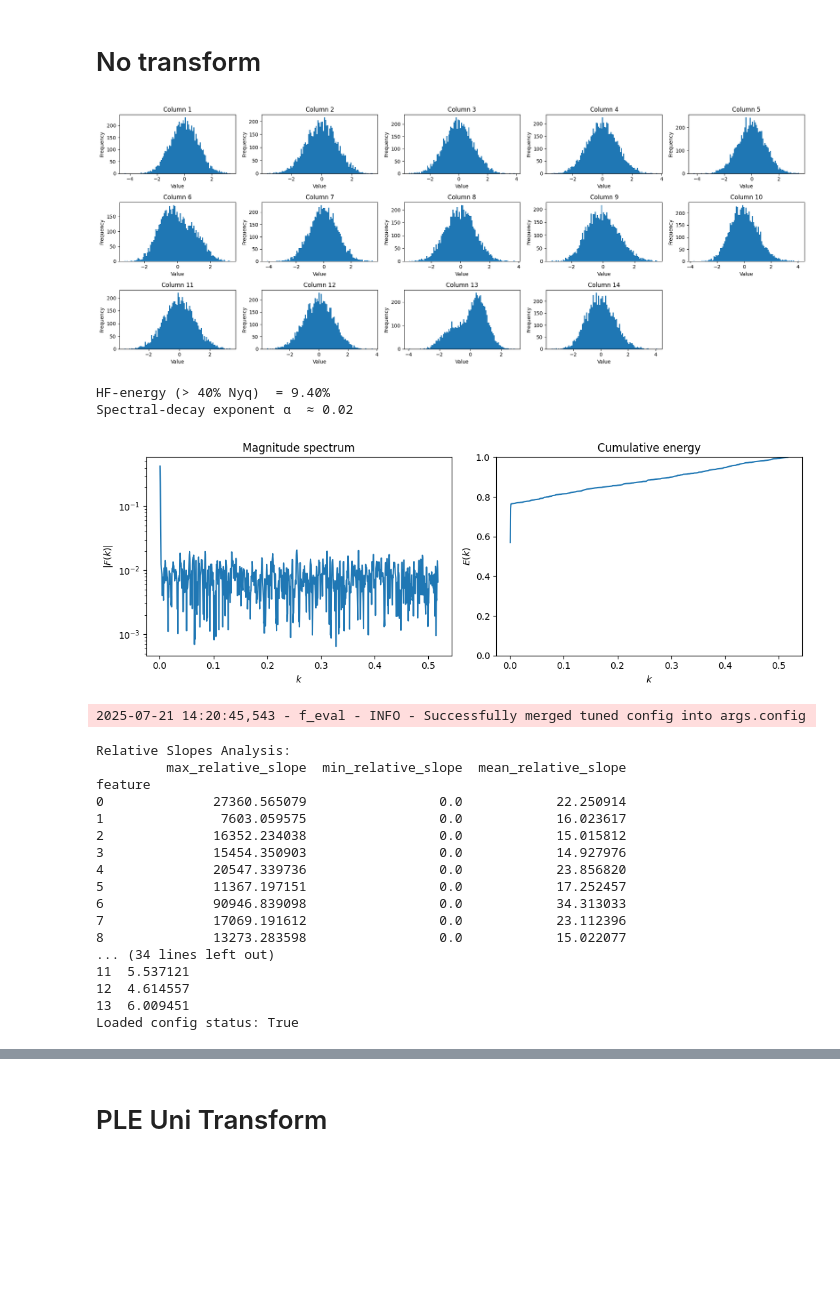
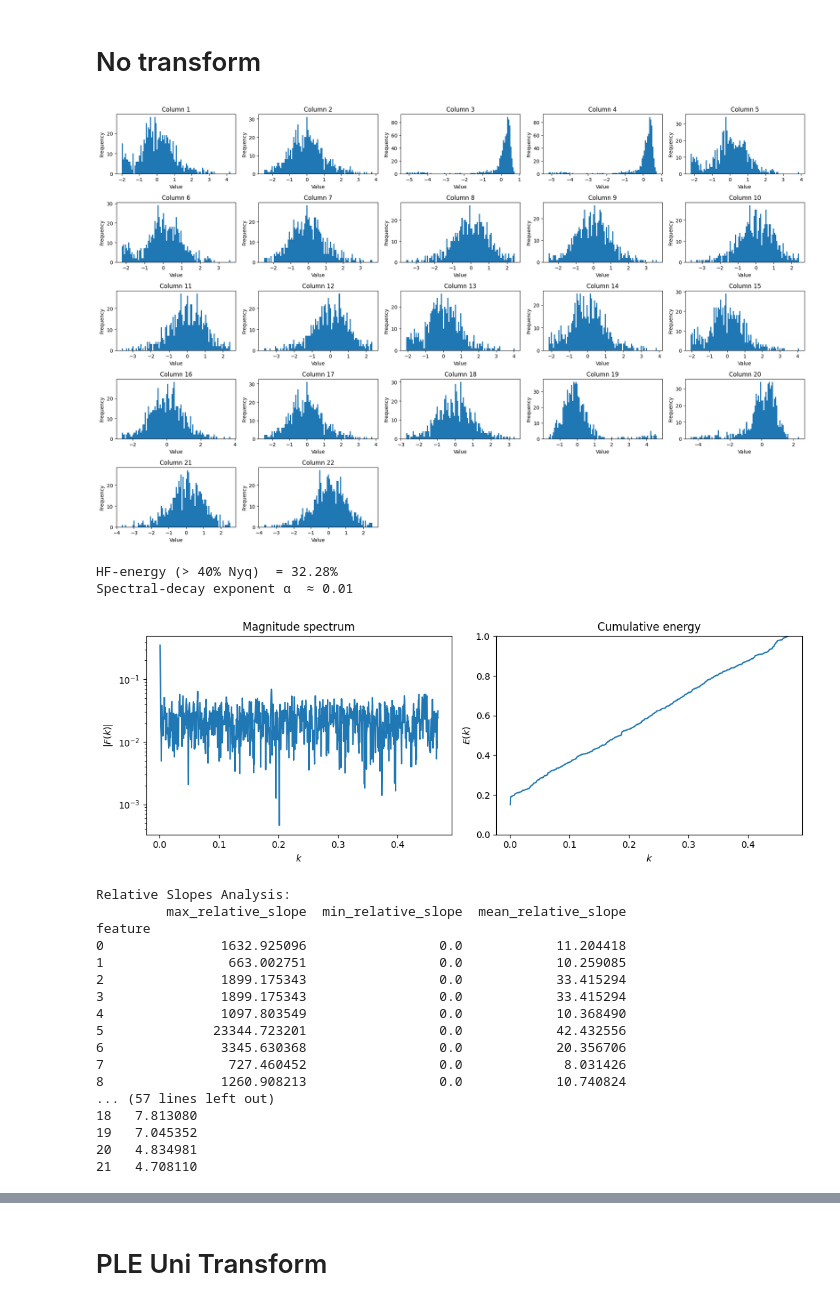
Before and after one commit to ziiihoooYe/TabFT, a Jupyter notebook: script/f_eval.ipynb, the cells around one changed output, grey strips where cells are left out. Cells and saved outputs as stored; diff of their text form; code cells hidden in the pictures; blank space fills up the shorter version.

```diff
--- a/script/f_eval.ipynb
+++ b/script/f_eval.ipynb
@@ -493,6 +493,14 @@ def transform_analysis(transform_list, N_data, C_data, y_data, is_regression=Fal
     pipeline = DataTransformPipeline(transform_list, args, is_regression=is_regression)
 
     N_trans, C_trans, y_trans = pipeline.fit_transform(N_data=N_data.copy(), C_data=C_data, y_data=y_data)
+    if "encoder" in pipeline.shared_state:
+        N_train = torch.from_numpy(N_trans['train'].astype(np.float32)).to('cuda') if N_trans is not None else None
+        C_train = torch.from_numpy(C_trans['train'].astype(np.float32)).to('cuda') if C_trans is not None else None
+        encode_val = pipeline.shared_state['encoder'].encode(N_train, C_train)
+        if N_trans is not None:
+            N_trans['train'] = encode_val[0].detach().cpu().numpy().astype(np.float32)
+        if C_trans is not None:
+            C_trans['train'] = encode_val[1].detach().cpu().numpy().astype(np.float32)
 
     N_trans_train = N_trans['train']  # (n_samples, n_features)
 
@@ -559,9 +567,9 @@ args = SimpleNamespace(seed=2025, model_type=model_type, config={}, device='cuda
 # dataset_name = 'Diamonds'
 # dataset_name = 'Ailerons_DPGMM'
 # dataset_name = 'IEEE80211aa-GATS'
-dataset_name = 'Intersectional-Bias-Assessment'
+# dataset_name = 'Intersectional-Bias-Assessment'
 # dataset_name = 'Mobile_Price_Classification'
-# dataset_name = 'Waterstress'
+dataset_name = 'Waterstress'
 # dataset_name = 'FOREX_audjpy-day-High'
 # dataset_name = 'internet_firewall'
 # dataset_name = 'BNG(tic-tac-toe)'
@@ -579,55 +587,54 @@ y_data = train_val_data[2] if train_val_data[2] else None
 # %%
 transform_list = [
     {
         'nan': {}
     },
     {
         'label': {}
     },
     {
         'cat_indice': {}
     },
     {
         'norm':
             {
                 'policy': 'standard'
             }
     }
 ]
 
 N_data, C_data, y_data, ori_no_transform = transform_analysis(transform_list, N_data, C_data, y_data, is_regression)
 
-logger = get_logger('f_eval')
-args = copy.deepcopy(args)
-args.save_path = f'results_model/no_transform/{dataset_name}-mlp-Tune/Epoch200BZ1024'
-args.transform_list = transform_list
-args, is_loaded = load_tuned_config(args, logger=logger)
-print(f"Loaded config status: {is_loaded}")
+# logger = get_logger('f_eval')
+# args = copy.deepcopy(args)
+# args.save_path = f'results_model/no_transform/{dataset_name}-mlp-Tune/Epoch200BZ1024'
+# args.transform_list = transform_list
+# args, is_loaded = load_tuned_config(args, logger=logger)
+# print(f"Loaded config status: {is_loaded}")
 
-method_no_transform = get_method(args.model_type)(args, is_regression)
-method_no_transform.pre_transformed = True
-train_val_data = (copy.deepcopy(N_data), copy.deepcopy(C_data), copy.deepcopy(y_data))
-time_cost = method_no_transform.fit(train_val_data, info)
+# method_no_transform = get_method(args.model_type)(args, is_regression)
+# method_no_transform.pre_transformed = True
+# train_val_data = (copy.deepcopy(N_data), copy.deepcopy(C_data), copy.deepcopy(y_data))
+# time_cost = method_no_transform.fit(train_val_data, info)
 # %% [output]
-[figure, old version]
+[figure, new version]
-HF-energy (> 40% Nyq)  = 9.40%
-Spectral-decay exponent α  ≈ 0.02
+HF-energy (> 40% Nyq)  = 32.28%
+Spectral-decay exponent α  ≈ 0.01
-[figure, old version]
+[figure, new version]
-2025-07-21 14:20:45,543 - f_eval - INFO - Successfully merged tuned config into args.config
+Relative Slopes Analysis:
+         max_relative_slope  min_relative_slope  mean_relative_slope
+feature
+0               1632.925096                 0.0            11.204418
+1                663.002751                 0.0            10.259085
+2               1899.175343                 0.0            33.415294
+3               1899.175343                 0.0            33.415294
+4               1097.803549                 0.0            10.368490
+5              23344.723201                 0.0            42.432556
+6               3345.630368                 0.0            20.356706
+7                727.460452                 0.0             8.031426
+8               1260.908213                 0.0            10.740824
+... (57 lines left out)
+18   7.813080
+19   7.045352
+20   4.834981
+21   4.708110
-Relative Slopes Analysis:
-         max_relative_slope  min_relative_slope  mean_relative_slope
-feature
-0              27360.565079                 0.0            22.250914
-1               7603.059575                 0.0            16.023617
-2              16352.234038                 0.0            15.015812
-3              15454.350903                 0.0            14.927976
-4              20547.339736                 0.0            23.856820
-5              11367.197151                 0.0            17.252457
-6              90946.839098                 0.0            34.313033
-7              17069.191612                 0.0            23.112396
-8              13273.283598                 0.0            15.022077
-... (34 lines left out)
-11  5.537121
-12  4.614557
-13  6.009451
-Loaded config status: True
```
Also changed, not shown: parts of 3 cells of this notebook, 38 other files.
